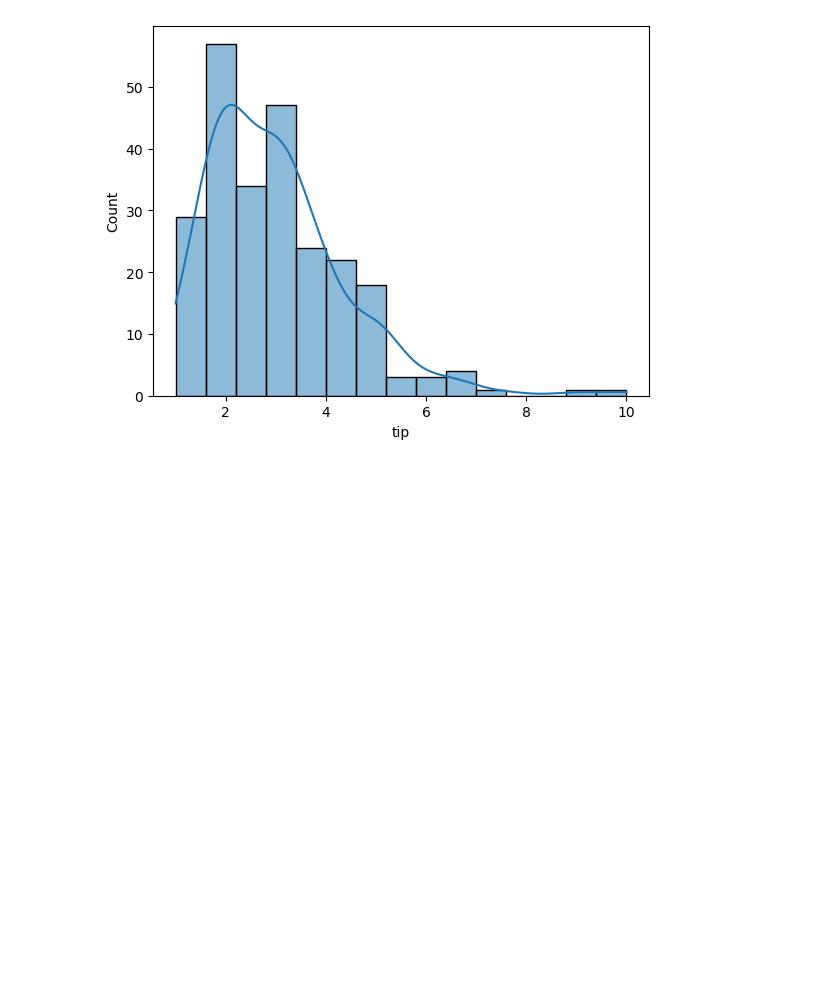
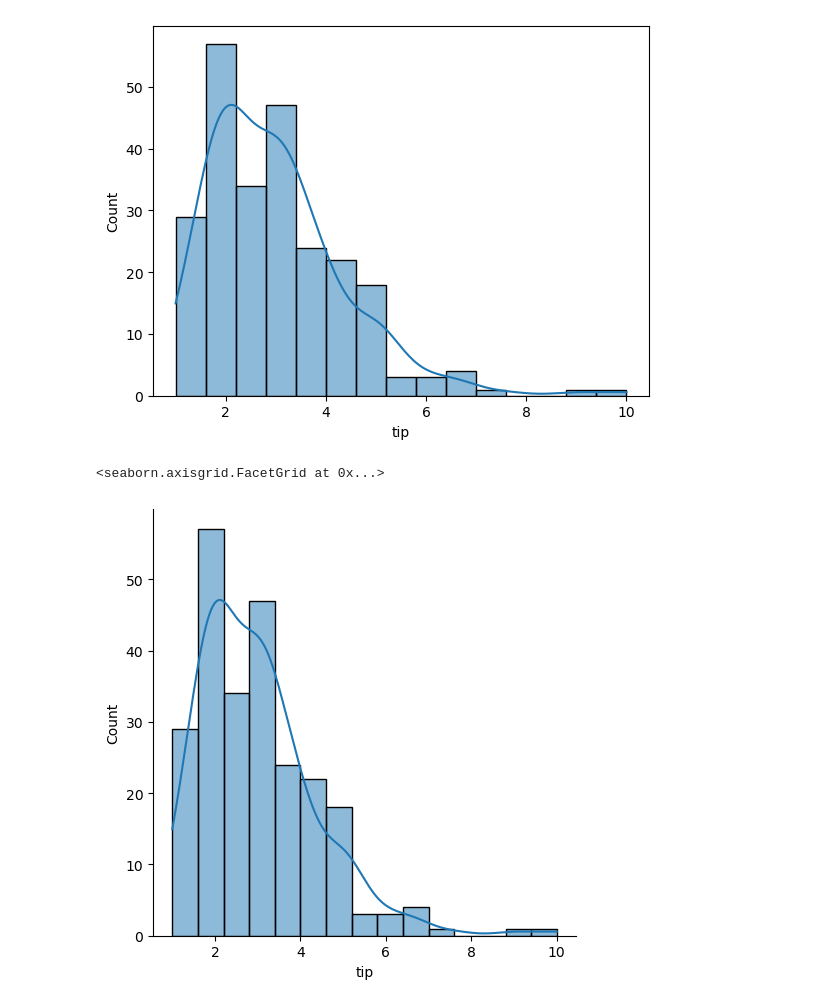
Before and after one commit to hamzacyberpatcher/seaborn-tutorial, a Jupyter notebook: seaborn.ipynb, the cells around one changed output. Cells and saved outputs as stored; diff of their text form; code cells hidden in the pictures; blank space fills up the shorter version.

Commit message:
displot added

```diff
--- a/seaborn.ipynb
+++ b/seaborn.ipynb
@@ -63,3 +63,9 @@ sns.histplot(tips["tip"], kde=True, bins = 15)
 # %% [output]
 <Axes: xlabel='tip', ylabel='Count'>
 [figure]
+# %%
+# same as histplot, use this instead
+sns.displot(tips['tip'], kde = True, bins = 15)
+# %% [output]
+<seaborn.axisgrid.FacetGrid at 0x...>
+[figure, added]
```
